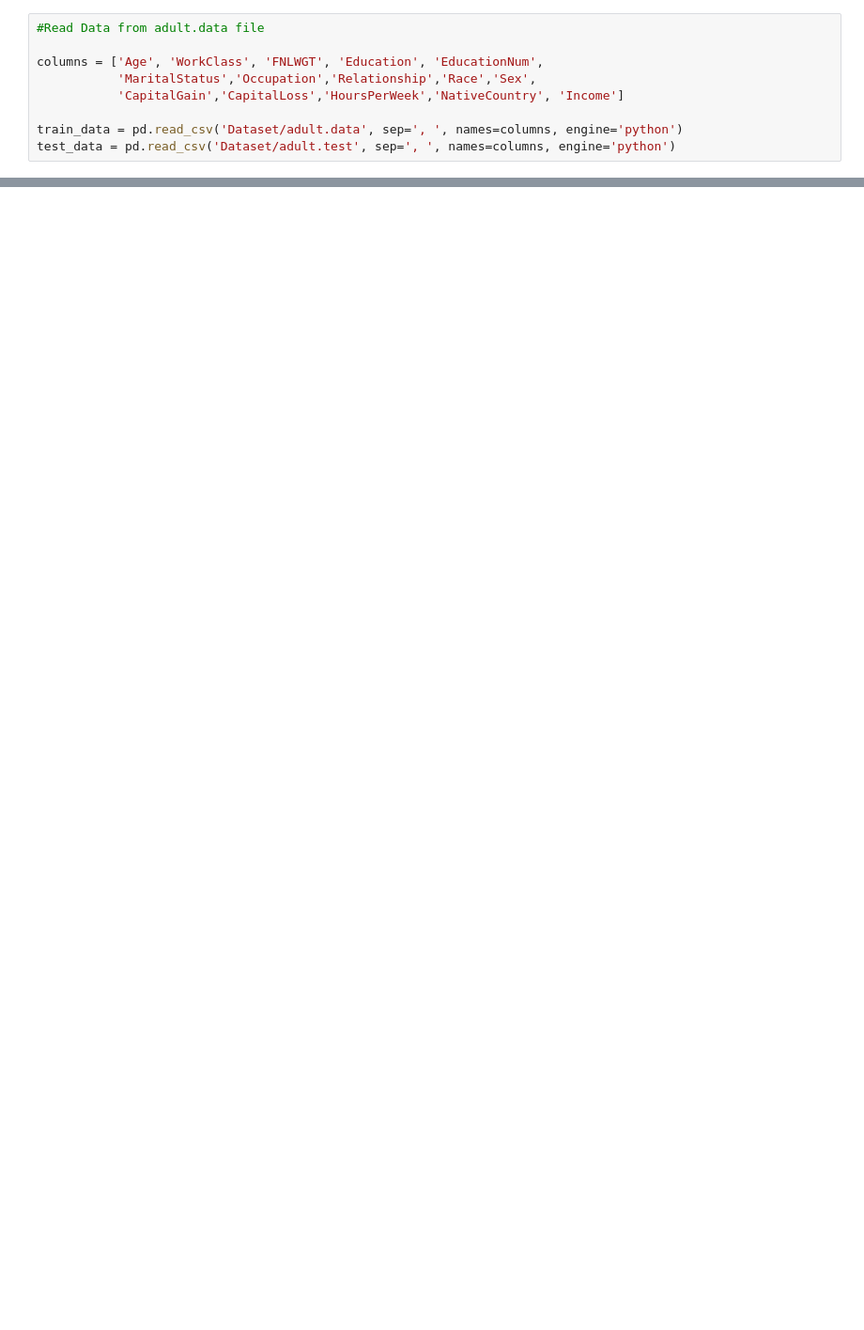
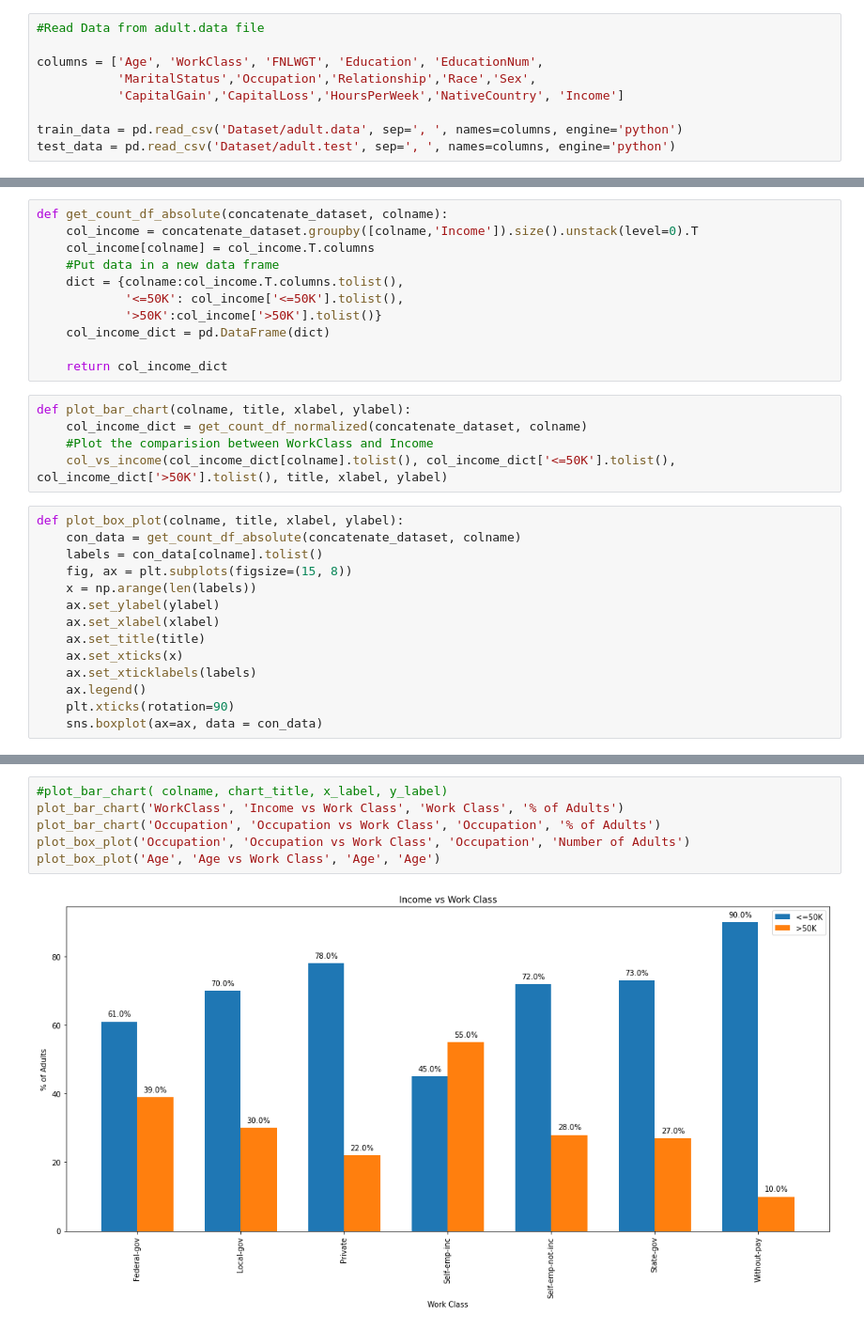
Before and after one commit to Abhik91/CSE578-Data-Visualization, a Jupyter notebook: IncomeAnalysis.ipynb, the cells around one changed output, grey strips where cells are left out. Shown at 94% size. Cells and saved outputs as stored; diff of their text form; blank space fills up the shorter version.

```diff
--- a/IncomeAnalysis.ipynb
+++ b/IncomeAnalysis.ipynb
@@ -78,0 +88,30 @@ After Cleaning, number of rows: 15061
+# %%
+def get_count_df_absolute(concatenate_dataset, colname):
+    col_income = concatenate_dataset.groupby([colname,'Income']).size().unstack(level=0).T
+    col_income[colname] = col_income.T.columns
+    #Put data in a new data frame
+    dict = {colname:col_income.T.columns.tolist(),
+            '<=50K': col_income['<=50K'].tolist(),
+            '>50K':col_income['>50K'].tolist()}
+    col_income_dict = pd.DataFrame(dict)
+
+    return col_income_dict
+# %%
+def plot_bar_chart(colname, title, xlabel, ylabel):
+    col_income_dict = get_count_df_normalized(concatenate_dataset, colname)
+    #Plot the comparision between WorkClass and Income
+    col_vs_income(col_income_dict[colname].tolist(), col_income_dict['<=50K'].tolist(), col_income_dict['>50K'].tolist(), title, xlabel, ylabel)
+# %%
+def plot_box_plot(colname, title, xlabel, ylabel):
+    con_data = get_count_df_absolute(concatenate_dataset, colname)
+    labels = con_data[colname].tolist()
+    fig, ax = plt.subplots(figsize=(15, 8))
+    x = np.arange(len(labels))
+    ax.set_ylabel(ylabel)
+    ax.set_xlabel(xlabel)
+    ax.set_title(title)
+    ax.set_xticks(x)
+    ax.set_xticklabels(labels)
+    ax.legend()
+    plt.xticks(rotation=90)
+    sns.boxplot(ax=ax, data = con_data)
@@ -78,0 +138,8 @@ After Cleaning, number of rows: 15061
+# %%
+#plot_bar_chart( colname, chart_title, x_label, y_label)
+plot_bar_chart('WorkClass', 'Income vs Work Class', 'Work Class', '% of Adults')
+plot_bar_chart('Occupation', 'Occupation vs Work Class', 'Occupation', '% of Adults')
+plot_box_plot('Occupation', 'Occupation vs Work Class', 'Occupation', 'Number of Adults')
+plot_box_plot('Age', 'Age vs Work Class', 'Age', 'Age')
+# %% [output]
+[figure, added]
```
Also changed, not shown: parts of 11 cells of this notebook.
